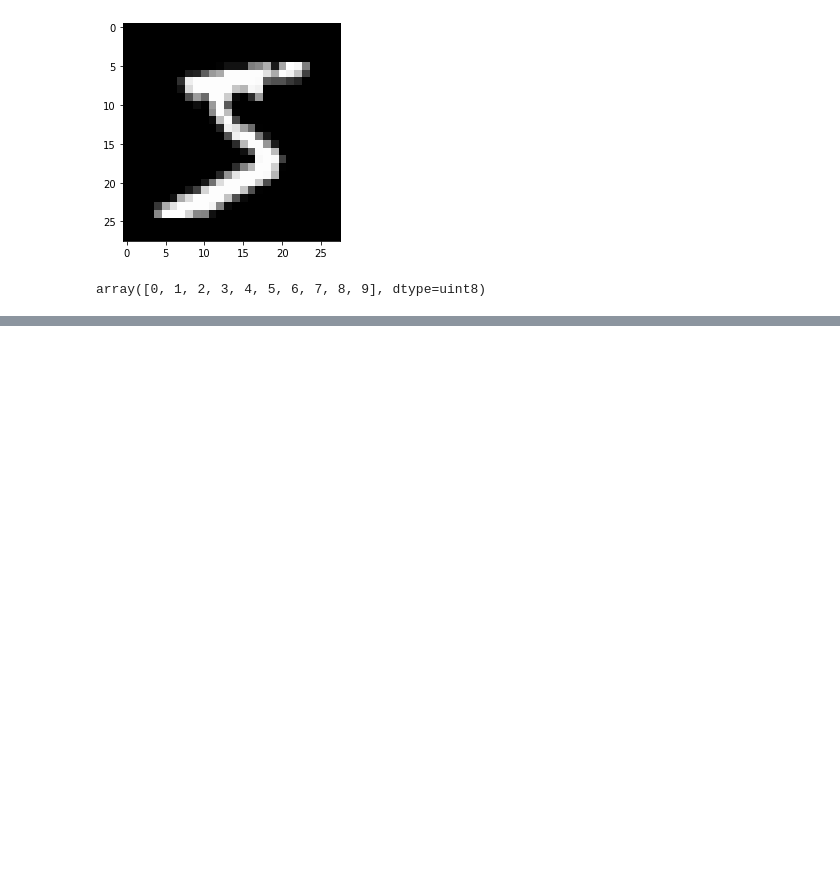
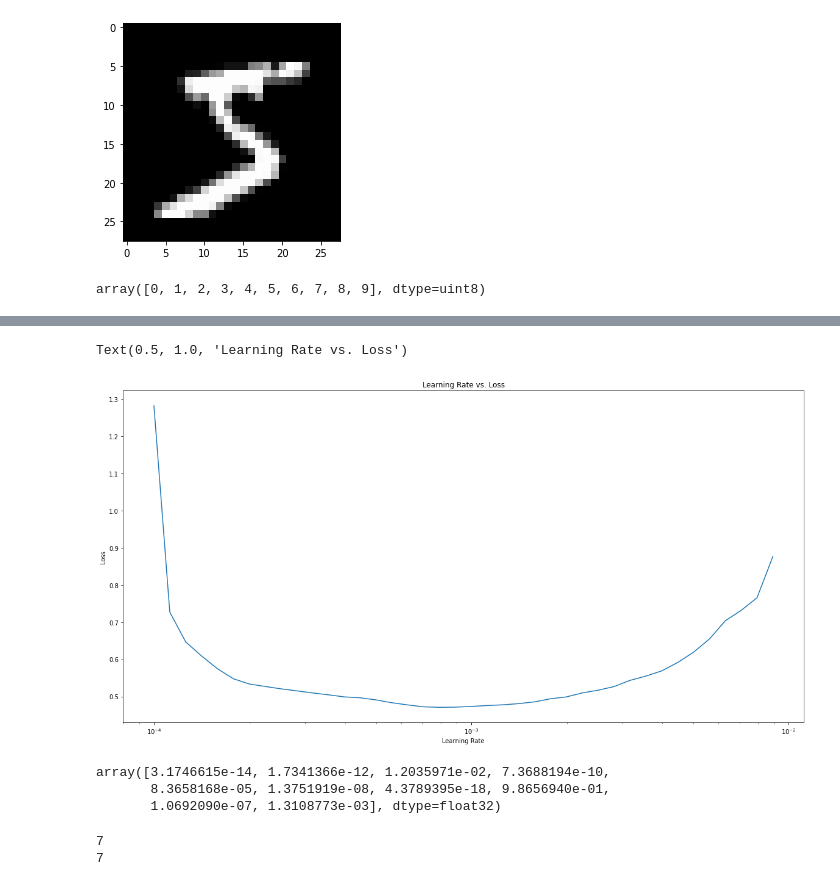
Before and after one commit to kspicer80/tutorials, a Jupyter notebook: tensor_flow_tutorial/tensor_flow_tutorial_2.ipynb, the cells around one changed output, grey strips where cells are left out. Cells and saved outputs as stored; diff of their text form; code cells hidden in the pictures; blank space fills up the shorter version.

```diff
--- a/tensor_flow_tutorial/tensor_flow_tutorial_2.ipynb
+++ b/tensor_flow_tutorial/tensor_flow_tutorial_2.ipynb
@@ -357,0 +376,27 @@ history = model_3.fit(X_train,
+# %%
+# The ideal learning rate is where the loss decreases the most
+# Set random seed
+tf.random.set_seed(66)
+
+# Create the model
+model_4 = tf.keras.Sequential([
+  tf.keras.layers.Flatten(input_shape=(28, 28)),
+  tf.keras.layers.Dense(4, activation="relu"),
+  tf.keras.layers.Dense(4, activation="relu"),
+  tf.keras.layers.Dense(10, activation="softmax")
+])
+
+# Compile the model
+model_4.compile(loss=tf.keras.losses.SparseCategoricalCrossentropy(),
+                 optimizer=tf.keras.optimizers.Adam(),
+                 metrics=["accuracy"])
+
+# Learning rate callback
+scheduler = tf.keras.callbacks.LearningRateScheduler(lambda epoch: 1e-3 * 10**(epoch/20))
+
+# Fit the model
+history_lr = model_4.fit(X_train,
+                              y_train,
+                              epochs=40,
+                              validation_data=(X_test, y_test),
+                              callbacks=[scheduler])
@@ -357,0 +421,24 @@ history = model_3.fit(X_train,
+# %%
+lrs = 1e-4 * (10 ** (tf.range(40)/20))
+plt.figure(figsize=(20, 10))
+plt.semilogx(lrs, history_lr.history['loss'])
+plt.xlabel("Learning Rate")
+plt.ylabel("Loss")
+plt.title("Learning Rate vs. Loss")
+# %% [output]
+Text(0.5, 1.0, 'Learning Rate vs. Loss')
+[figure, added]
+# %%
+# Prediction Probabilities
+y_prob = model_4.predict(X_test)
+y_prob[0]
+# %% [output]
+array([3.1746615e-14, 1.7341366e-12, 1.2035971e-02, 7.3688194e-10,
+       8.3658168e-05, 1.3751919e-08, 4.3789395e-18, 9.8656940e-01,
+       1.0692090e-07, 1.3108773e-03], dtype=float32)
+# %%
+print(label_names[tf.argmax(y_prob[0])])
+print(y_test[0])
+# %% [output]
+7
+7
```
Also changed, not shown: parts of 7 cells of this notebook.
